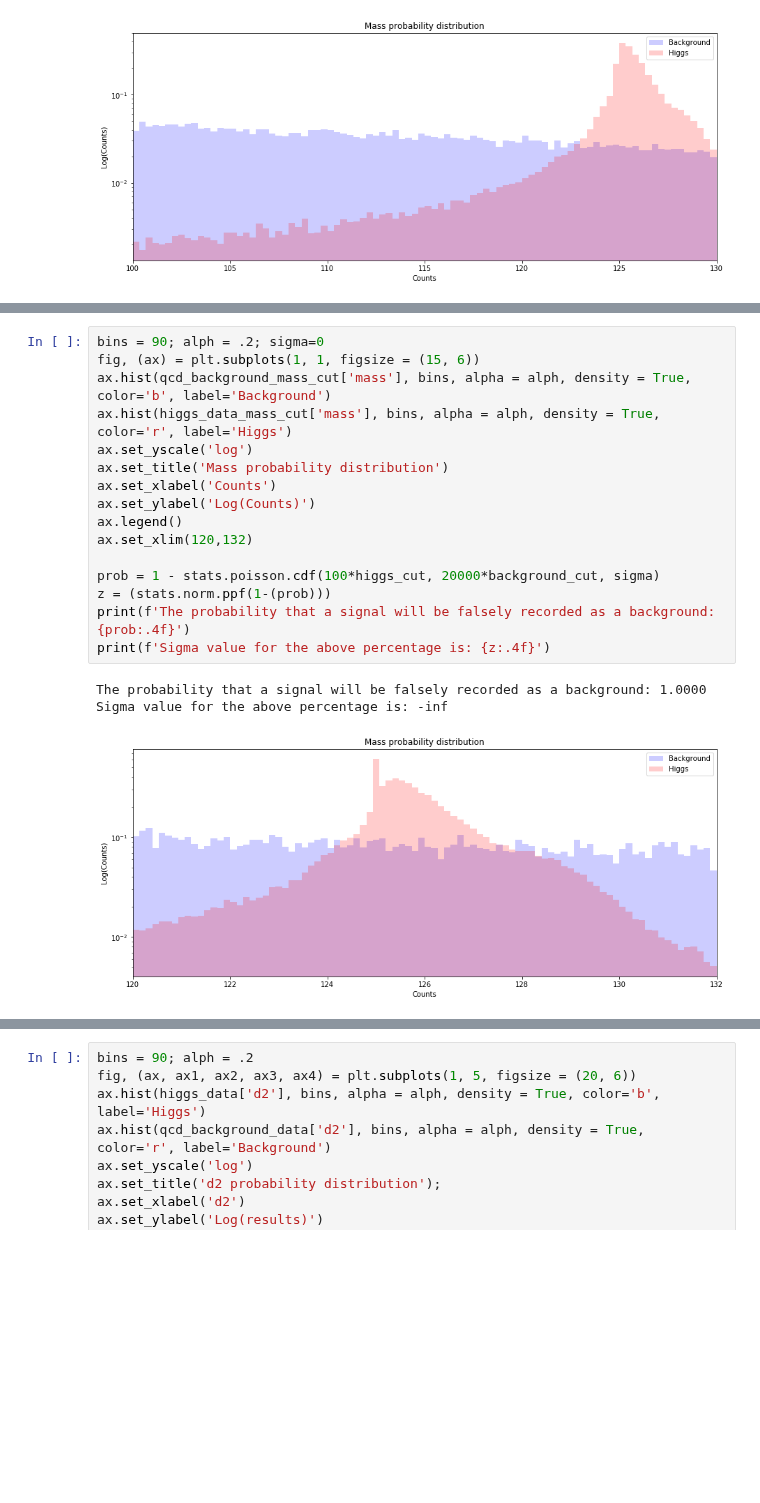
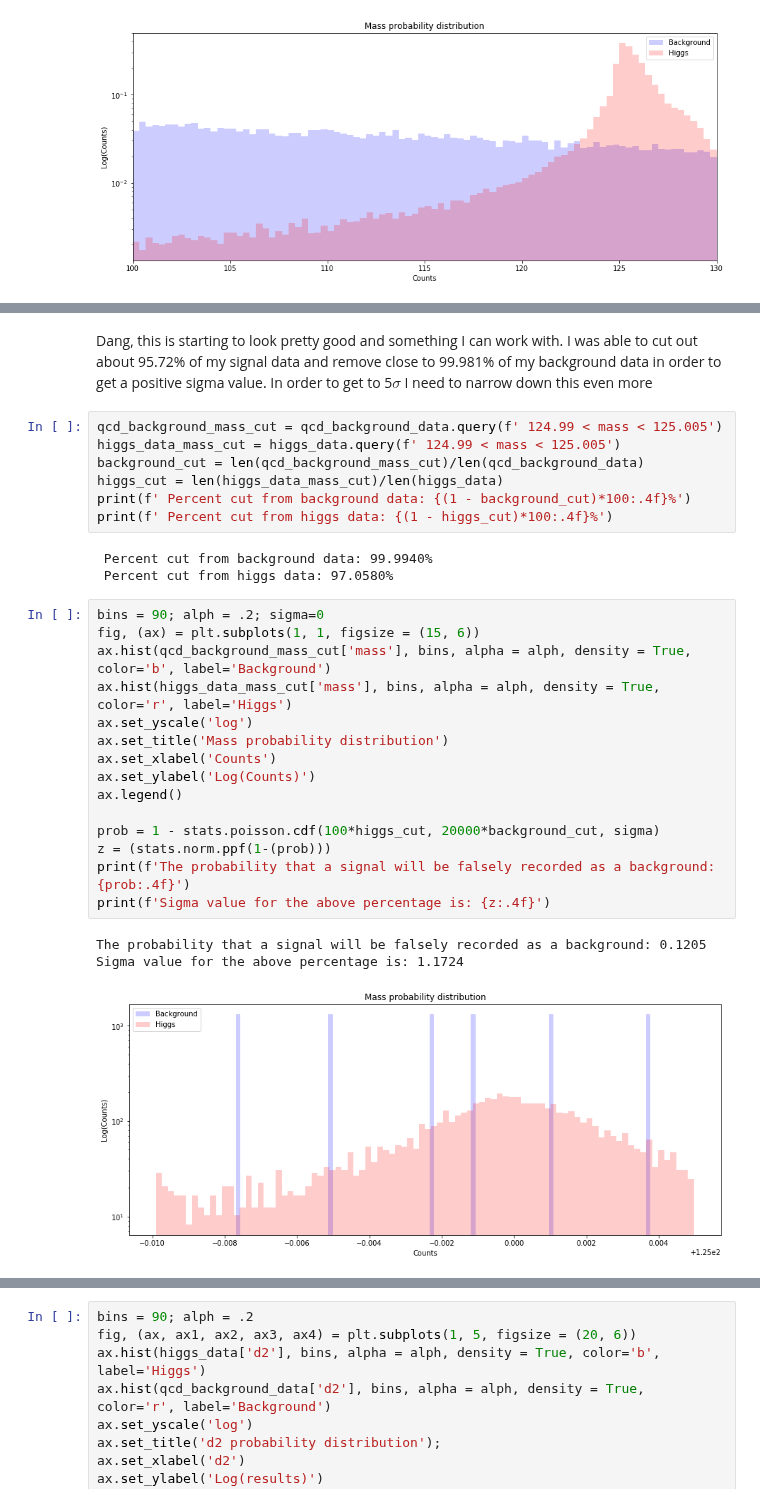
Before and after one commit to MikePhen12/Phys_434_portfolio, a Jupyter notebook: Lab_7.ipynb, the cells around one changed output, grey strips where cells are left out. Cells and saved outputs as stored; diff of their text form; blank space fills up the shorter version.

```diff
--- a/Lab_7.ipynb
+++ b/Lab_7.ipynb
@@ -210,20 +225,31 @@ print(f' Percent cut from higgs data: {(1 - higgs_cut)*100:.4f}%')
+# %% [markdown]
+Dang, this is starting to look pretty good and something I can work with. I was able to cut out about 95.72% of my signal data and remove close to 99.981% of my background data in order to get a positive sigma value. In order to get to 5$\sigma$ I need to narrow down this even more
+# %%
+qcd_background_mass_cut = qcd_background_data.query(f' 124.99 < mass < 125.005')
+higgs_data_mass_cut = higgs_data.query(f' 124.99 < mass < 125.005')
+background_cut = len(qcd_background_mass_cut)/len(qcd_background_data)
+higgs_cut = len(higgs_data_mass_cut)/len(higgs_data)
+print(f' Percent cut from background data: {(1 - background_cut)*100:.4f}%')
+print(f' Percent cut from higgs data: {(1 - higgs_cut)*100:.4f}%')
+# %% [output]
+ Percent cut from background data: 99.9940%
+ Percent cut from higgs data: 97.0580%
 # %%
 bins = 90; alph = .2; sigma=0
 fig, (ax) = plt.subplots(1, 1, figsize = (15, 6))
 ax.hist(qcd_background_mass_cut['mass'], bins, alpha = alph, density = True, color='b', label='Background')
 ax.hist(higgs_data_mass_cut['mass'], bins, alpha = alph, density = True, color='r', label='Higgs')
 ax.set_yscale('log')
 ax.set_title('Mass probability distribution')
 ax.set_xlabel('Counts')
 ax.set_ylabel('Log(Counts)')
 ax.legend()
-ax.set_xlim(120,132)
 
 prob = 1 - stats.poisson.cdf(100*higgs_cut, 20000*background_cut, sigma)
 z = (stats.norm.ppf(1-(prob)))
 print(f'The probability that a signal will be falsely recorded as a background: {prob:.4f}')
 print(f'Sigma value for the above percentage is: {z:.4f}')
 # %% [output]
-The probability that a signal will be falsely recorded as a background: 1.0000
-Sigma value for the above percentage is: -inf
+The probability that a signal will be falsely recorded as a background: 0.1205
+Sigma value for the above percentage is: 1.1724
-[figure, old version]
+[figure, new version]
```
Also changed, not shown: parts of 31 cells of this notebook.
